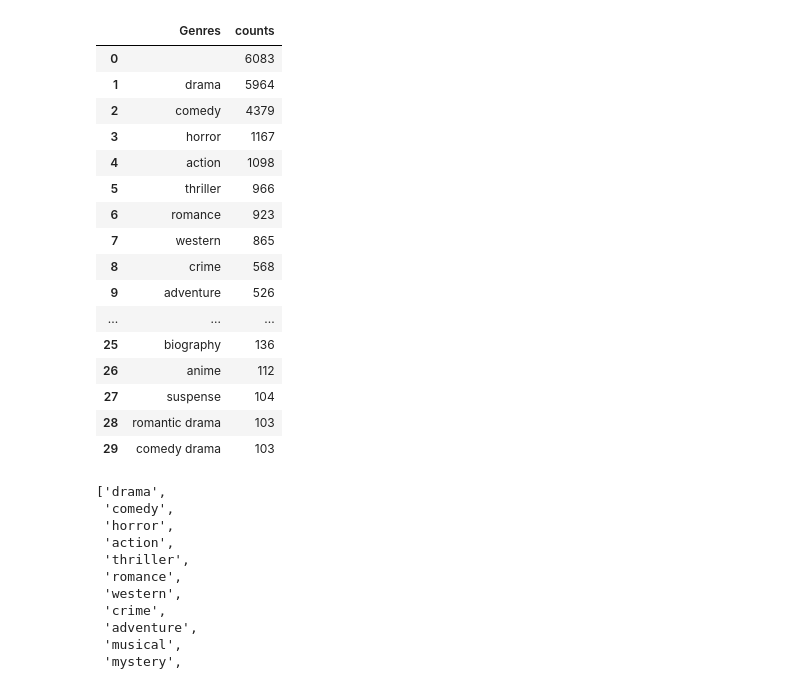
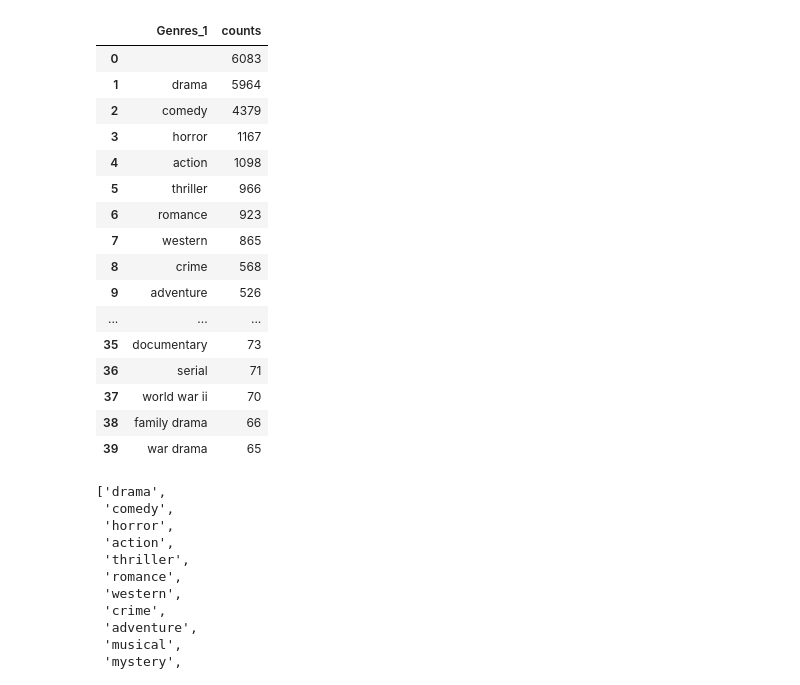
Before and after one commit to erickeagle/Wikipedia-Movies-Data-EDA-NLP-Redcommendation-System-, a Jupyter notebook: Cleaning_genre.ipynb, the cells around one changed output. Cells and saved outputs as stored; diff of their text form; code cells hidden in the pictures.

```diff
--- a/Cleaning_genre.ipynb
+++ b/Cleaning_genre.ipynb
@@ -21,11 +37,11 @@ Wall time: 1.14 s
 # %%
 
-df['Genre']= df['Genre'].str.replace("unknown", "")
+df['Genre_1']= df['Genre'].str.replace("unknown", "")
 # %%
-dax=df['Genre'].value_counts().rename_axis('Genres').reset_index(name='counts')
-dax[:30]
+dax=df['Genre_1'].value_counts().rename_axis('Genres_1').reset_index(name='counts')
+dax[:40]
 # %% [output]
-|  | Genres | counts |
+|  | Genres_1 | counts |
 | 0 |  | 6083 |
 | 1 | drama | 5964 |
 | 2 | comedy | 4379 |
@@ -37,9 +53,9 @@ dax[:30]
 | 8 | crime | 568 |
 | 9 | adventure | 526 |
 | ... | ... | ... |
-| 25 | biography | 136 |
-| 26 | anime | 112 |
-| 27 | suspense | 104 |
-| 28 | romantic drama | 103 |
-| 29 | comedy drama | 103 |
+| 35 | documentary | 73 |
+| 36 | serial | 71 |
+| 37 | world war ii | 70 |
+| 38 | family drama | 66 |
+| 39 | war drama | 65 |
 # %%
```
Also changed, not shown: parts of 30 cells of this notebook, 3 other files.
